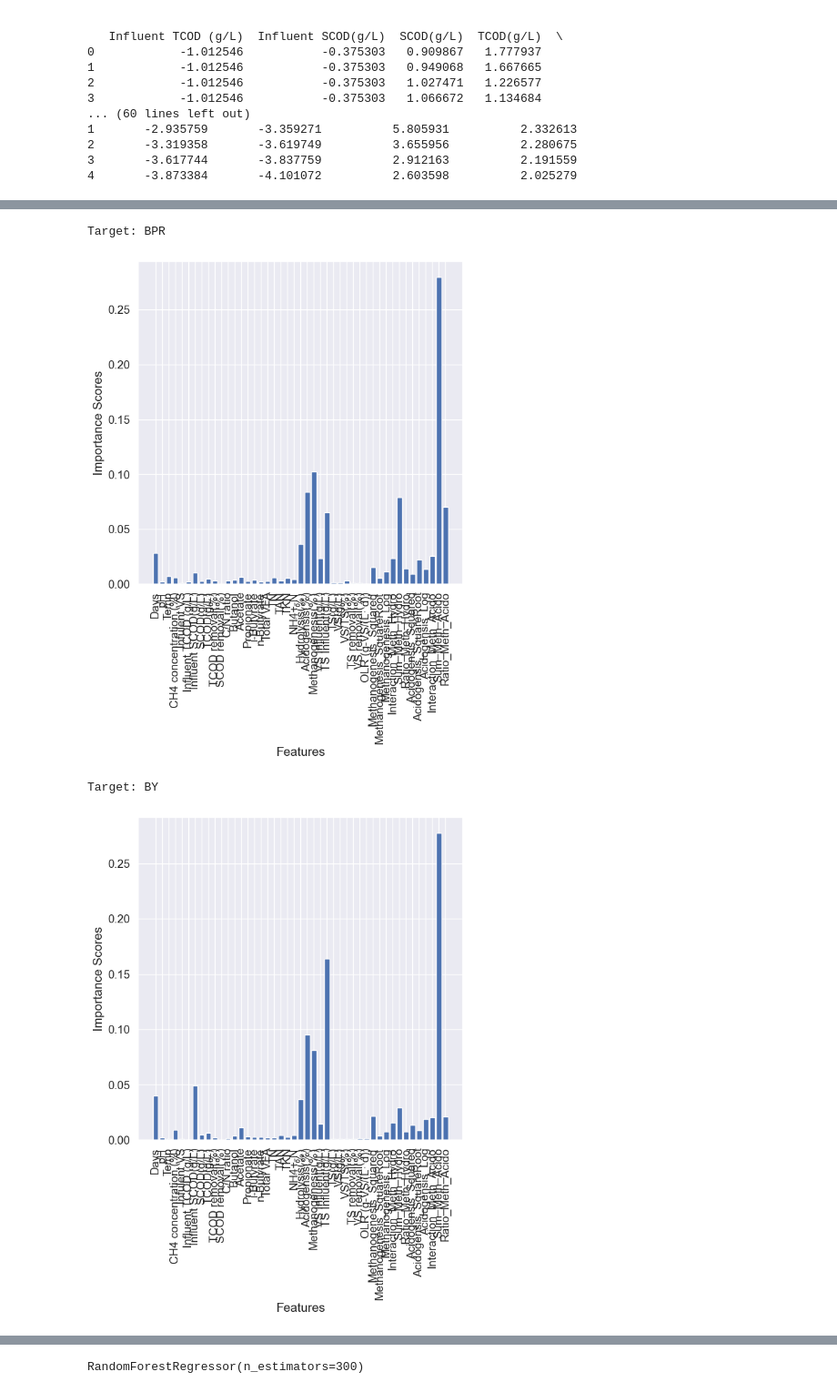
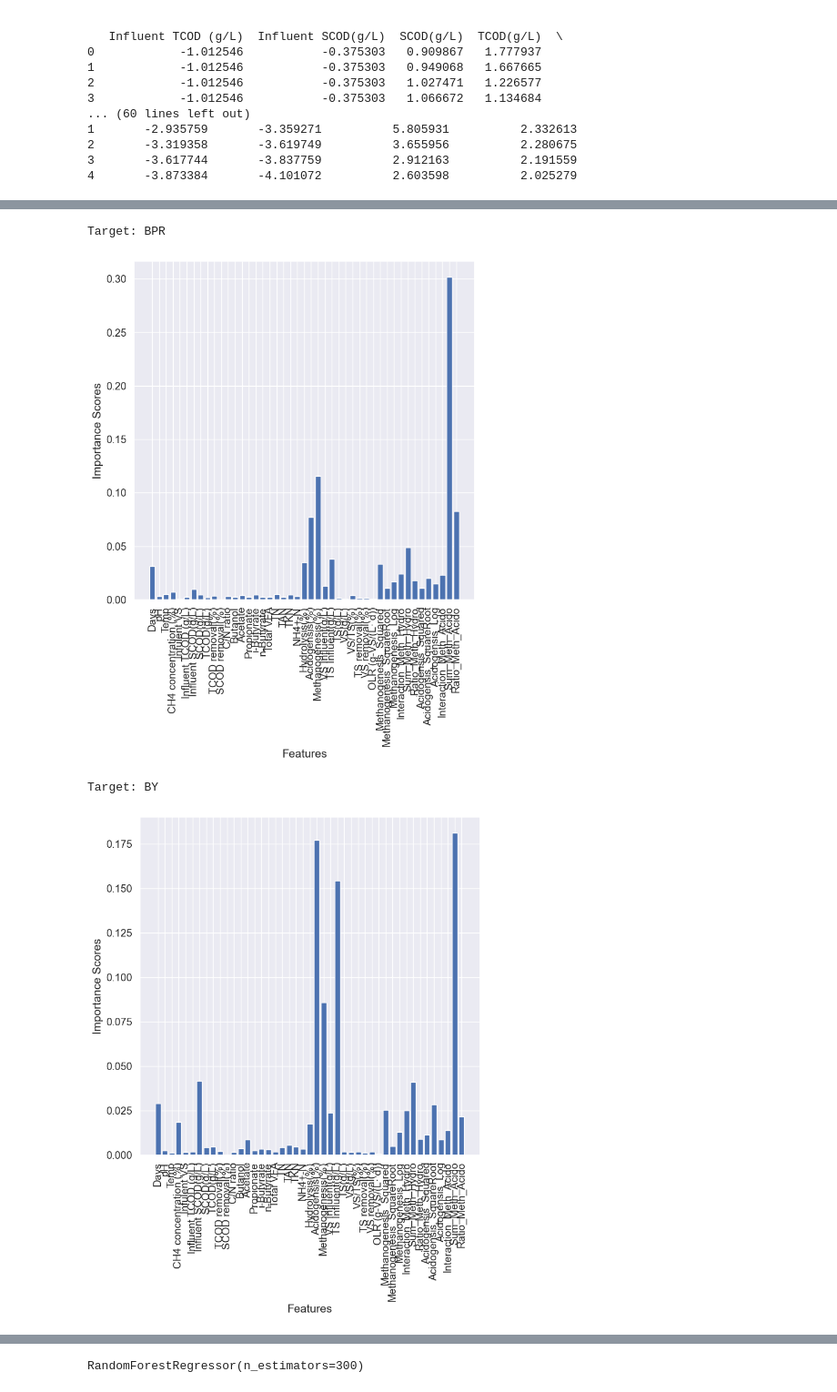
Before and after one commit to wenyi22/-, a Jupyter notebook: part1.ipynb, the cells around one changed output, grey strips where cells are left out. Shown at 91% size. Saved outputs shown, nothing was run; the diff lists cells and outputs as text; code cells hidden in the pictures.

```diff
--- a/part1.ipynb
+++ b/part1.ipynb
@@ -968,21 +1019,21 @@ target_BY = train['BY']
 for target in targets:
     print("Target:", target)
 
-    # 创建特征和目标变量的数据集
+    # 創建特徵和目標變量的數據集
     X = train[features]
     y = train[target]
 
     # 构建随机森林模型
     model = RandomForestRegressor(n_estimators=100)
 
-    # 训练模型
+    # 訓練模型
     model.fit(X, y)
 
-    # 提取变量重要性
+    # 提取變量重要性
     importance_scores = model.feature_importances_
 
-    # 可视化变量重要性
-    plt.figure(figsize=(7, 7))
+    # 可視化變量重要性
+    plt.figure(figsize=(8, 8))
     plt.bar(features, importance_scores)
     plt.xlabel('Features')
     plt.ylabel('Importance Scores')
@@ -996,7 +1047,7 @@ Target: MY
 Target: BPR
-[figure, old version]
+[figure, new version]
 Target: BY
-[figure, old version]
+[figure, new version]
 # %%
 #迭代特徵選擇
 from sklearn.feature_selection import RFE
```
Also changed, not shown: parts of 15 cells of this notebook, 3 other files.
